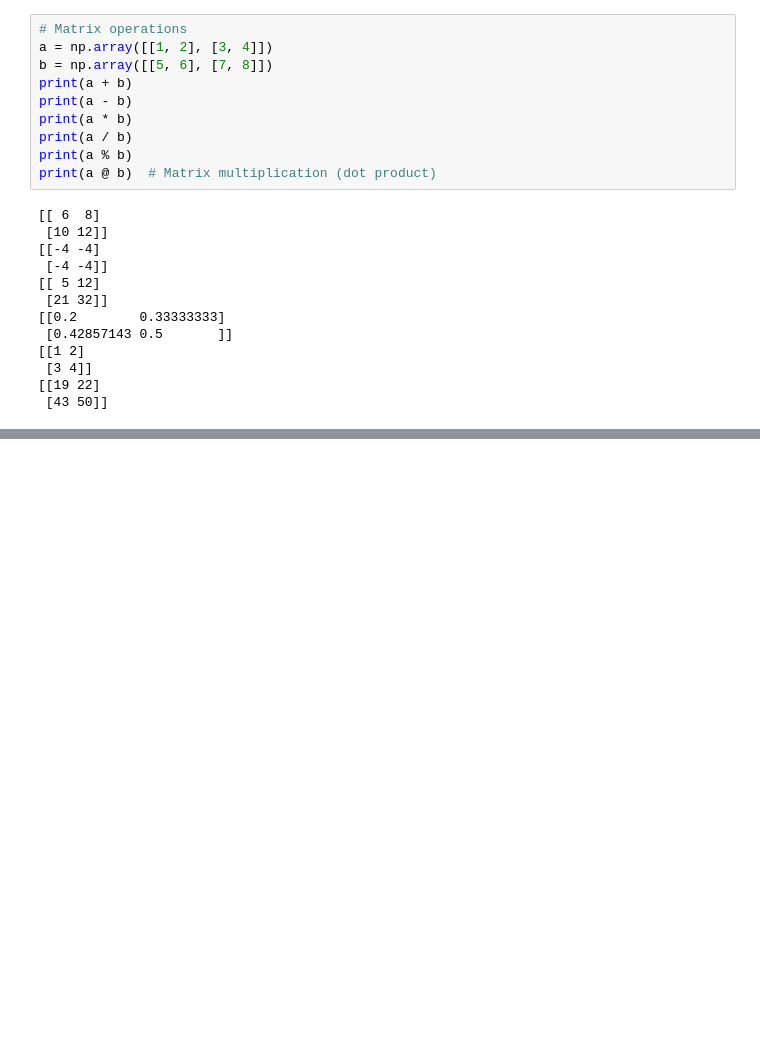
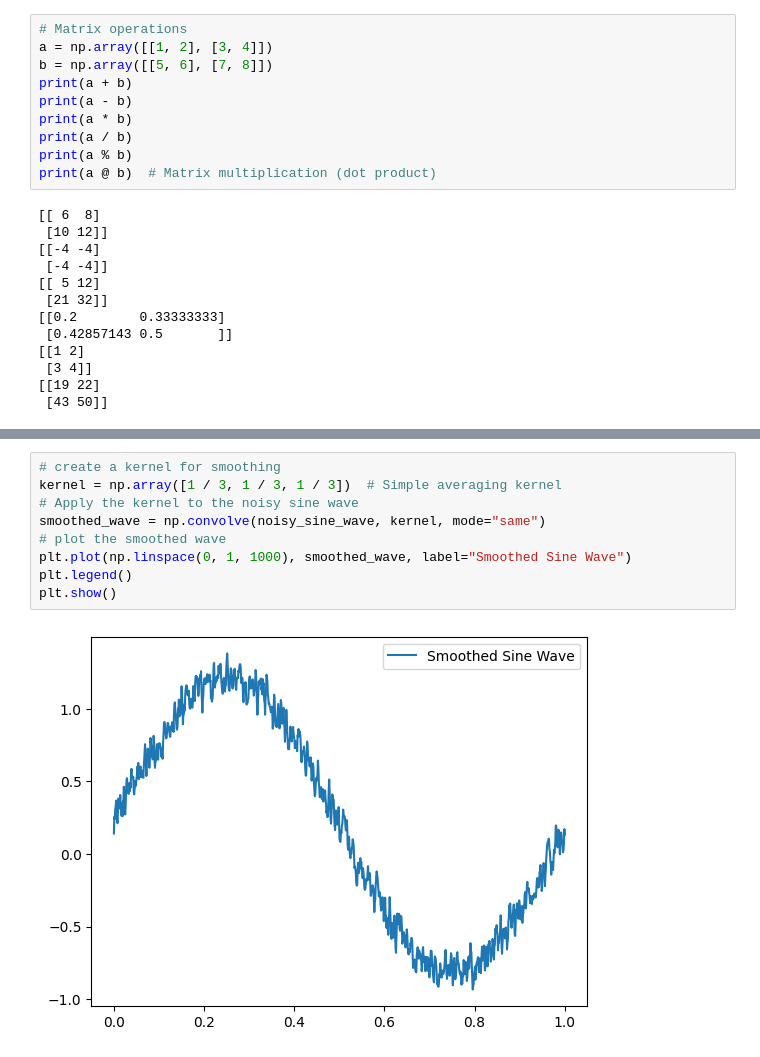
Before and after one commit to harsha-bharadwaj100/Data-Science-Course, a Jupyter notebook: basic-numpy.ipynb, the cells around one changed output, grey strips where cells are left out. Cells and saved outputs as stored; diff of their text form; blank space fills up the shorter version.

```diff
--- a/basic-numpy.ipynb
+++ b/basic-numpy.ipynb
@@ -76,0 +346,11 @@ print(a[1:4])
+# %%
+# create a kernel for smoothing
+kernel = np.array([1 / 3, 1 / 3, 1 / 3])  # Simple averaging kernel
+# Apply the kernel to the noisy sine wave
+smoothed_wave = np.convolve(noisy_sine_wave, kernel, mode="same")
+# plot the smoothed wave
+plt.plot(np.linspace(0, 1, 1000), smoothed_wave, label="Smoothed Sine Wave")
+plt.legend()
+plt.show()
+# %% [output]
+[figure, added]
```
Also changed, not shown: parts of 30 cells of this notebook.
